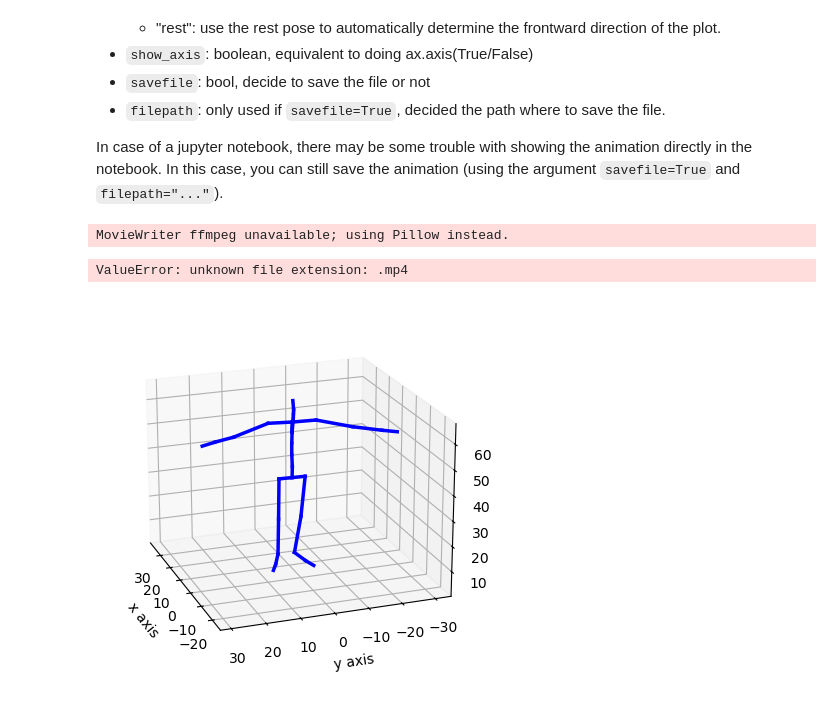
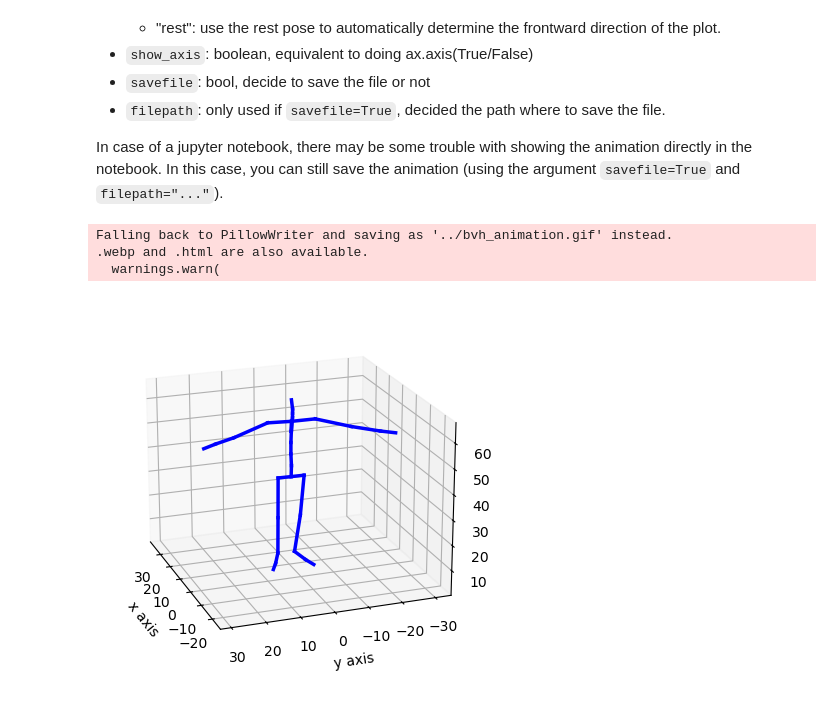
Before and after one commit to VictorS-67/pybvh, a Jupyter notebook: tutorials/1.Introduction_pybvh.ipynb, the cells around one changed output. Saved outputs shown, nothing was run; the diff lists cells and outputs as text; code cells hidden in the pictures.

```diff
--- a/tutorials/1.Introduction_pybvh.ipynb
+++ b/tutorials/1.Introduction_pybvh.ipynb
@@ -135,0 +142,11 @@ The BvhRoot class inherits from the BvhJoint class. In addition to the previous
+# %%
+filepath = bvh_folder / 'bvh_test1.bvh'
+bvh = pybvh.read_bvh_file(filepath)
+
+print(f"root_pos shape:       {bvh.root_pos.shape}")
+print("Root positions (first 5 frames):")
+print(bvh.root_pos[0:5])
+
+print(f"\njoint_angles shape:   {bvh.joint_angles.shape}")
+print("First joint angles (first 5 frames, joint 0 = Hips):")
+print(bvh.joint_angles[0:5, 0])
@@ -274,15 +317,16 @@ Finally, if we want to visualize the animation, we can do so using matplotlib to
 
 In case of a jupyter notebook, there may be some trouble with showing the animation directly in the notebook. In this case, you can still save the animation (using the argument `savefile=True` and `filepath="..."`).
 # %%
-fig, ax = pybvh.plot.plot_animation(bvh_example,
+fig, ax = pybvh.plot.plot_animation(bvh,
                                     centered = 'world',
                                     direction_ref = 'first',
                                     show_axis = True,
                                     savefile = True,
                                     filepath = '../bvh_animation.mp4'
                                     )
 plt.show()
 # %% [output]
-MovieWriter ffmpeg unavailable; using Pillow instead.
+Falling back to PillowWriter and saving as '../bvh_animation.gif' instead.
+.webp and .html are also available.
+  warnings.warn(
-ValueError: unknown file extension: .mp4
-[figure, old version]
+[figure, new version]
```
Also changed, not shown: parts of 47 cells of this notebook, 11 other files.
